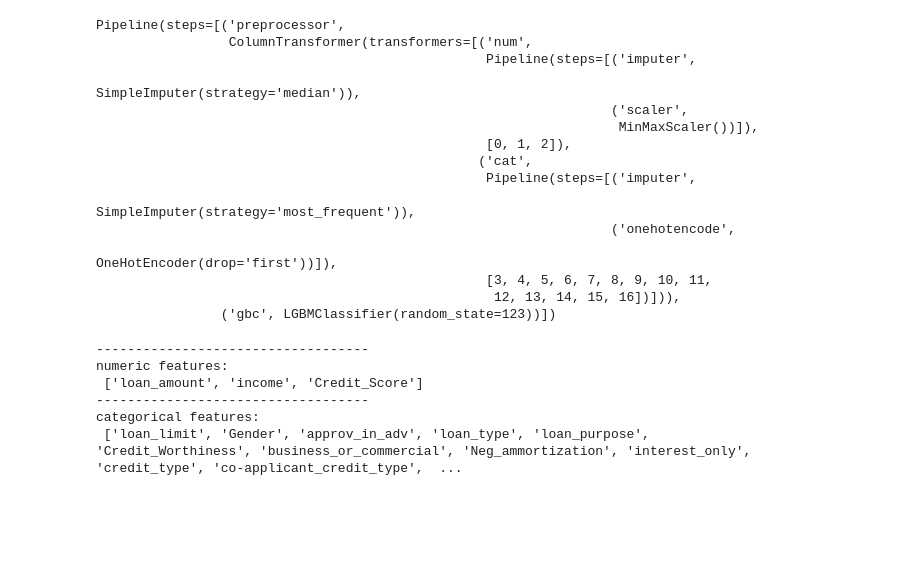
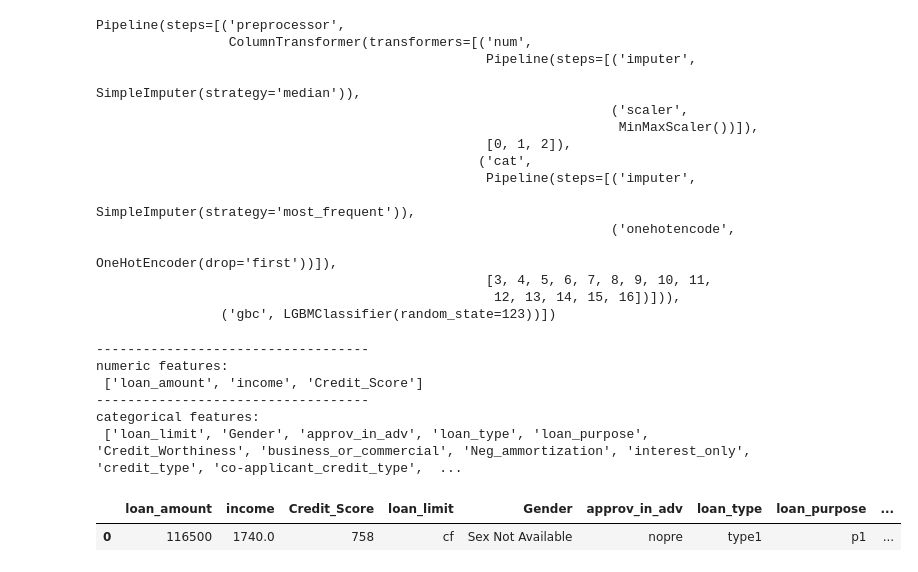
Before and after one commit to Sebastian1981/CustomerAnalytics_CreditDefaultPrediction, a Jupyter notebook: pipeline_poc.ipynb, the cells around one changed output. Saved outputs shown, nothing was run; the diff lists cells and outputs as text; code cells hidden in the pictures; blank space fills up the shorter version.

```diff
--- a/pipeline_poc.ipynb
+++ b/pipeline_poc.ipynb
@@ -217,6 +220,10 @@ categorical features:
 # %%
 # get feature array
 X_new = df_new[num_features + cat_features]
+X_new
+# %% [output]
+|  | loan_amount | income | Credit_Score | loan_limit | Gender | approv_in_adv | loan_type | loan_purpose | ... |
+| 0 | 116500 | 1740.0 | 758 | cf | Sex Not Available | nopre | type1 | p1 | ... |
 # %%
 # make prediction
 pipe_loaded.predict(X_new)
```
Also changed, not shown: parts of 2 cells of this notebook, 2 other files.
